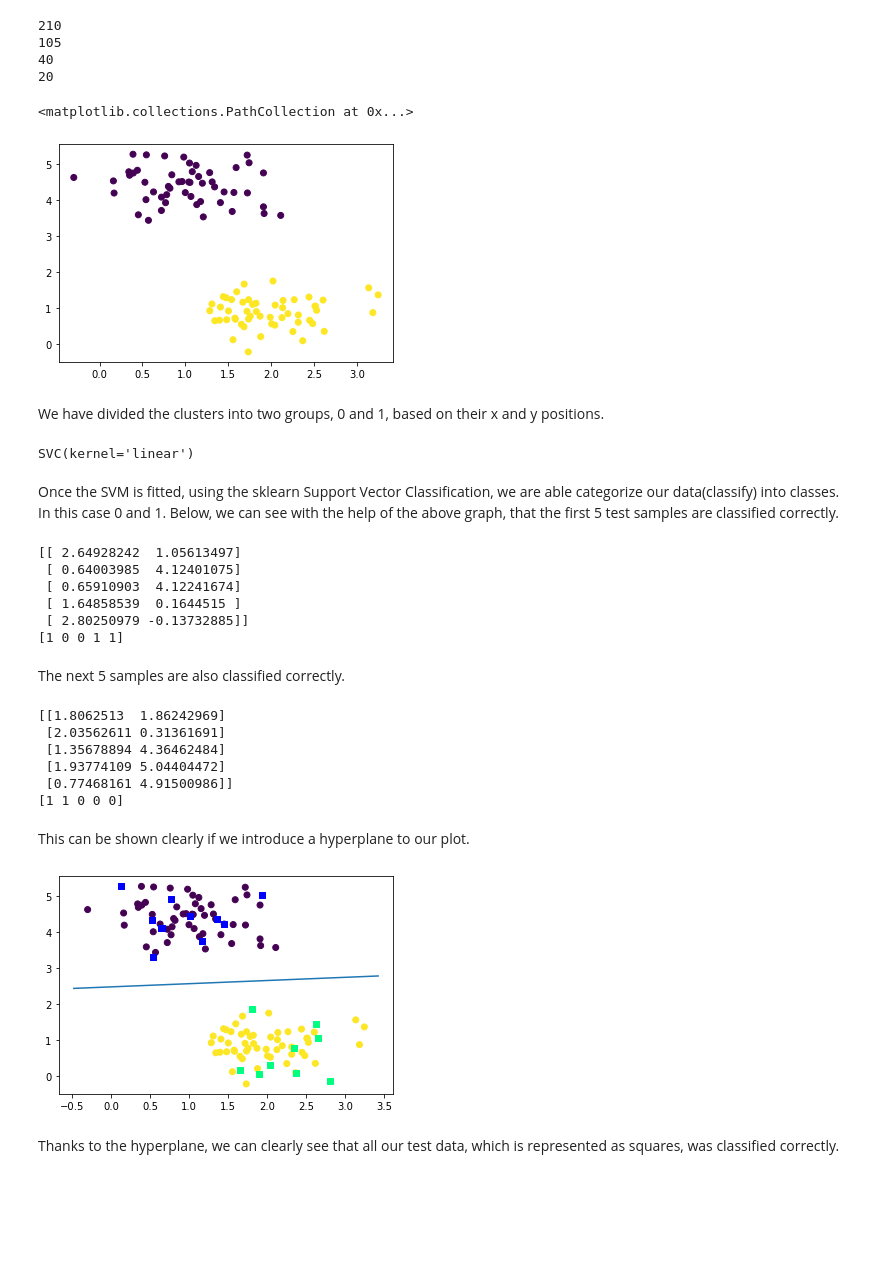
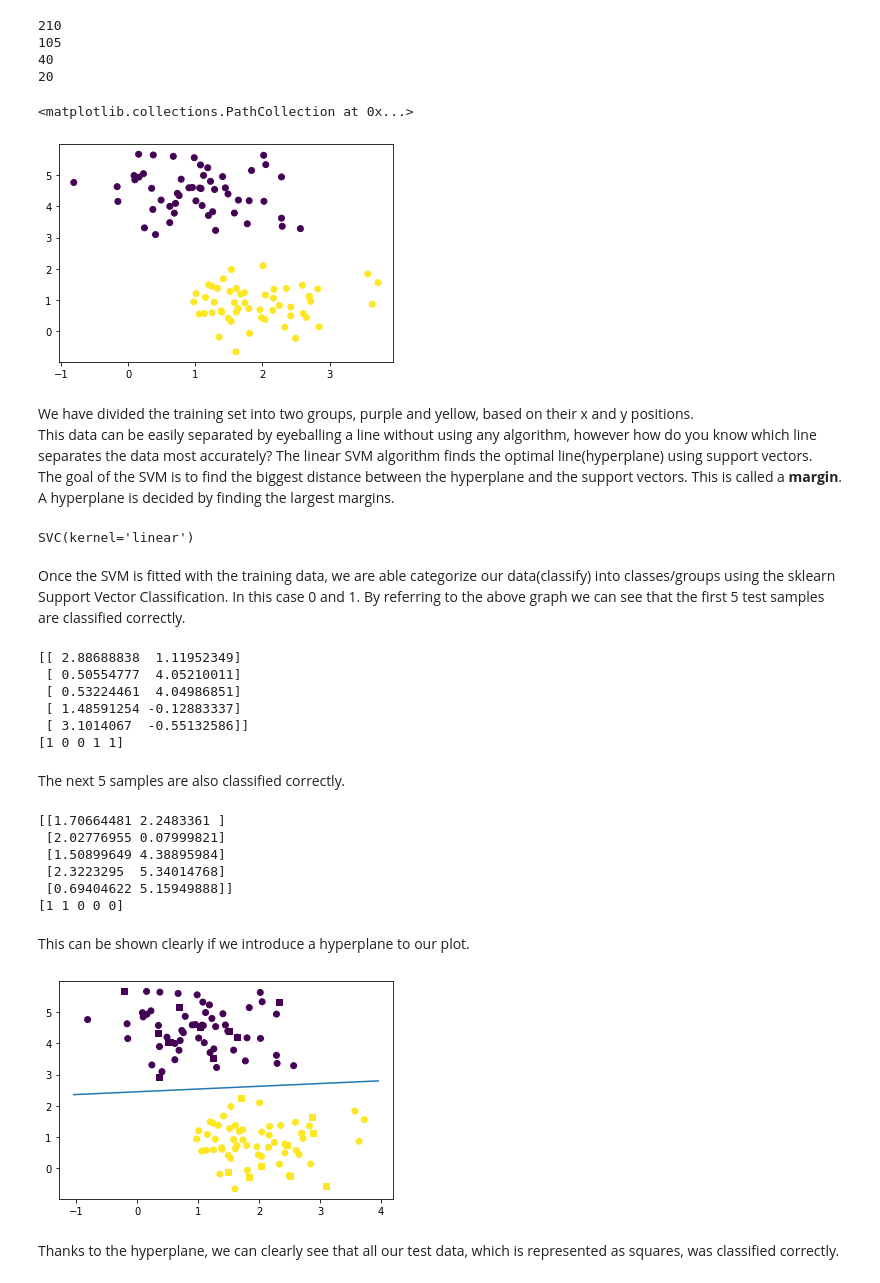
Before and after one commit to antongolubev12/emergingTech, a Jupyter notebook: scikit-learn.ipynb, the cells around one changed output. Drawn from its saved outputs; the diff is of its cells as text; code cells hidden in the pictures; blank space fills up the shorter version.

Commit message:
details added to linear svm

```diff
--- a/scikit-learn.ipynb
+++ b/scikit-learn.ipynb
@@ -136,9 +104,10 @@ from sklearn.svm import SVC
 #Generate data using make blobs method.[13]
 #Pass it number of samples(datapoints)
 #Centers how many centers there will be for clusters
-X,y= make_blobs(n_samples=125,centers=2,
+#make blobs returns numpy array
+X,y= data.make_blobs(n_samples=125,centers=2,
                 #select standard deviation, this is how spread out the values are
-                cluster_std=0.5,random_state=0)
+                cluster_std=0.7,random_state=0)
 
 #Total number of samples, divided equally between features
 print(X.size)
@@ -149,7 +118,7 @@ print(y.size)
 125
 # %%
 #Divide into training and test sets
-train_X,test_X, train_y,test_y=train_test_split(X,y,test_size=20, random_state=0)
+train_X,test_X, train_y,test_y=mod.train_test_split(X,y,test_size=20, random_state=0)
 
 #So what this does is takes the specified amount of samples from X and y values created
 #by make_blobs and splits it into X and y test subsets called test_X and text_y
@@ -170,12 +139,16 @@ print(test_y.size)
 #stores the first cluster in the first index position(purple)
 #stores second cluster in the second index position(yellow)
 #c allows the two clusters to be colour divied
+
+#take all the first value of the rows from blob X, and then the second value of all the rows from blob X
 plt.scatter(train_X[:,0], train_X[:,1],c=train_y)
 # %% [output]
 <matplotlib.collections.PathCollection at 0x...>
-[figure, old version]
+[figure, new version]
 # %% [markdown]
-We have divided the clusters into two groups, 0 and 1, based on their x and y positions.
+We have divided the training set into two groups, purple and yellow, based on their x and y positions.
+This data can be easily separated by eyeballing a line without using any algorithm, however how do you know which line separates the data most accurately? The linear SVM algorithm finds the optimal line(hyperplane) using support vectors.
+The goal of the SVM is to find the biggest distance between the hyperplane and the support vectors. This is called a __margin__. A hyperplane is decided by finding the largest margins.
 # %%
 #linear kernel because data is linearly separable
 svc = SVC(kernel='linear')
@@ -184,16 +157,16 @@ svc.fit(train_X,train_y)
 # %% [output]
 SVC(kernel='linear')
 # %% [markdown]
-Once the SVM is fitted, using the sklearn Support Vector Classification, we are able categorize our data(classify) into classes. In this case 0 and 1. Below, we can see with the help of the above graph, that the first 5 test samples are classified correctly.
+Once the SVM is fitted with the training data, we are able categorize our data(classify) into classes/groups using the sklearn Support Vector Classification. In this case 0 and 1. By referring to the above graph we can see that the first 5 test samples are classified correctly.
 # %%
 print(test_X[:5])
 print(svc.predict(test_X[:5]))
 # %% [output]
-[[ 2.64928242  1.05613497]
- [ 0.64003985  4.12401075]
- [ 0.65910903  4.12241674]
- [ 1.64858539  0.1644515 ]
- [ 2.80250979 -0.13732885]]
+[[ 2.88688838  1.11952349]
+ [ 0.50554777  4.05210011]
+ [ 0.53224461  4.04986851]
+ [ 1.48591254 -0.12883337]
+ [ 3.1014067  -0.55132586]]
 [1 0 0 1 1]
 # %% [markdown]
 The next 5 samples are also classified correctly.
@@ -201,40 +174,42 @@ The next 5 samples are also classified correctly.
 print(test_X[5:10])
 print(svc.predict(test_X[5:10]))
 # %% [output]
-[[1.8062513  1.86242969]
- [2.03562611 0.31361691]
- [1.35678894 4.36462484]
- [1.93774109 5.04404472]
- [0.77468161 4.91500986]]
+[[1.70664481 2.2483361 ]
+ [2.02776955 0.07999821]
+ [1.50899649 4.38895984]
+ [2.3223295  5.34014768]
+ [0.69404622 5.15949888]]
 [1 1 0 0 0]
 # %% [markdown]
 This can be shown clearly if we introduce a hyperplane to our plot.
 # %%
 plt.scatter(train_X[:,0], train_X[:,1],c=train_y)
 
 #get the axes
 ax=plt.gca()
 #range of x values
 xlim= ax.get_xlim()
+ylim= ax.get_ylim()
 
 #add another scatter plot using the test set. Mark this plot using squares(marker='s')
-ax.scatter(test_X[:,0], test_X[:,1],c=test_y, cmap='winter', marker='s')
+ax.scatter(test_X[:,0], test_X[:,1],c=test_y, marker='s')
 
 #Weights assigned to the features
 w=svc.coef_[0]
 
 #slope of line
 a=-w[0]/w[1]
 
 #range of x values for the hyperplane
 xx=np.linspace(xlim[0],xlim[1])
 
+
 #equation of the line
 #slope * all the x values - the intercept
 yy=a * xx-(svc.intercept_[0]/w[1])
 plt.plot(xx,yy)
 plt.show()
 # %% [output]
-[figure, old version]
+[figure, new version]
 # %% [markdown]
 Thanks to the hyperplane, we can clearly see that all our test data, which is represented as squares, was classified correctly.
```
Also changed, not shown: parts of 28 cells of this notebook.
